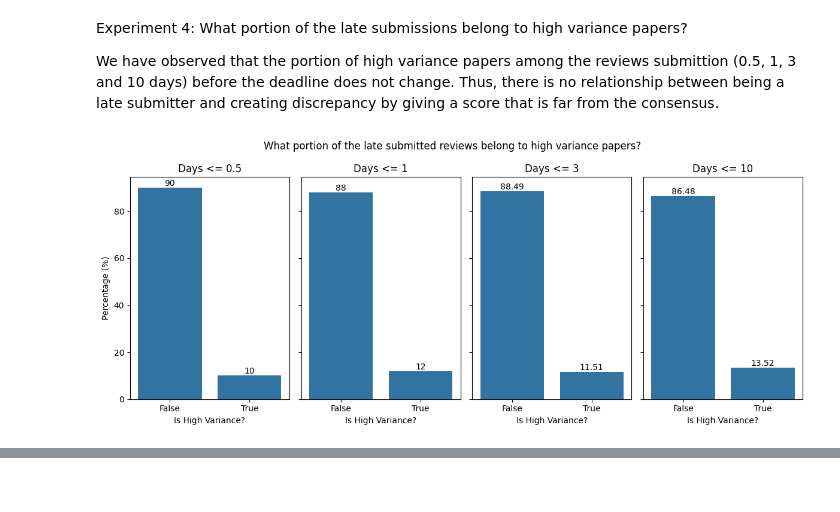
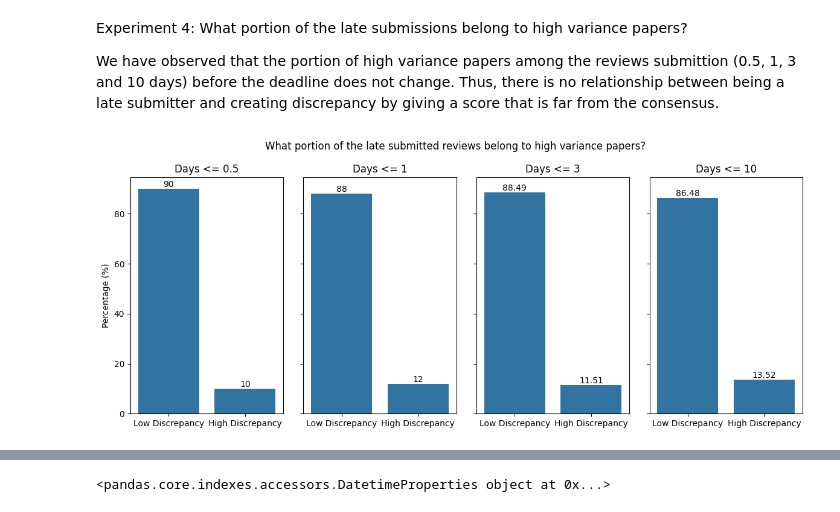
Before and after one commit to halilfarukkaragoz/data-literacy-group16, a Jupyter notebook: busra/time_relationship.ipynb, the cells around one changed output, grey strips where cells are left out. Cells and saved outputs as stored; diff of their text form; code cells hidden in the pictures; blank space fills up the shorter version.

```diff
--- a/busra/time_relationship.ipynb
+++ b/busra/time_relationship.ipynb
@@ -465,26 +529,25 @@ We have observed that the portion of high variance papers among the reviews subm
 # %%
 fig, axes = plt.subplots(1, 4, figsize=(12, 5), sharey=True)
 days_list = [0.5, 1, 3, 10]
 
 for i, days in enumerate(days_list):
     pd_series = (100 * review_df_clean[review_df_clean['decision'].eq("Accept") &
                                 review_df_clean["time_to_deadline"].le(pd.Timedelta(days=days))]['is_high_variance']
                  .value_counts(normalize=True)).round(2)
 
     accepted_partition_into_high_var_reviewers = pd_series.to_list()
-    x_names = list(pd_series.index.values)
+    x_names = ["Low Discrepancy", "High Discrepancy"]
 
     ax = sns.barplot(x=x_names, y=accepted_partition_into_high_var_reviewers, ax=axes[i])
     ax.bar_label(ax.containers[0])
     ax.set_title(f"Days <= {days}")
-    ax.set_xlabel('Is High Variance?')
     ax.set_ylabel('Percentage (%)' if i == 0 else "")
 
 plt.suptitle("What portion of the late submitted reviews belong to high variance papers?")
 plt.tight_layout()
 plt.show()
 # %% [output]
-[figure, old version]
+[figure, new version]
 # %%
 (100 * df[df['decision'].eq("Accept")]['max_score_index'].value_counts(normalize=True)).round(2)
 # %% [output]
@@ -526,3 +589,7 @@ MultiIndex([(                                 'paper_id',             ''),
             (                             'review_score', 'max_min_diff'),
             (                      'is_high_discrepancy',             '')],
            )
+# %%
+review_df_clean["reviewer_cdate"].dt
+# %% [output]
+<pandas.core.indexes.accessors.DatetimeProperties object at 0x...>
```
Also changed, not shown: parts of 6 cells of this notebook, 6 other files.
